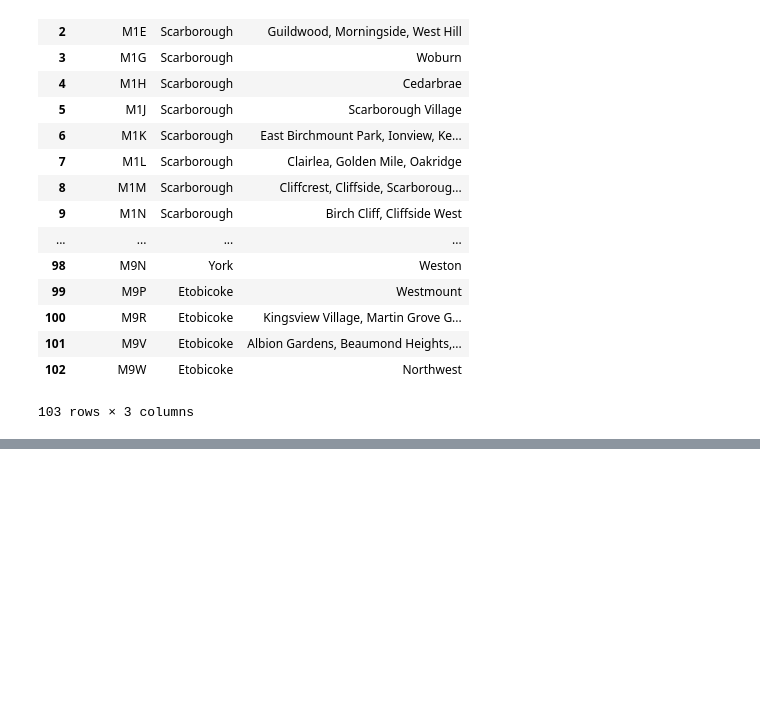
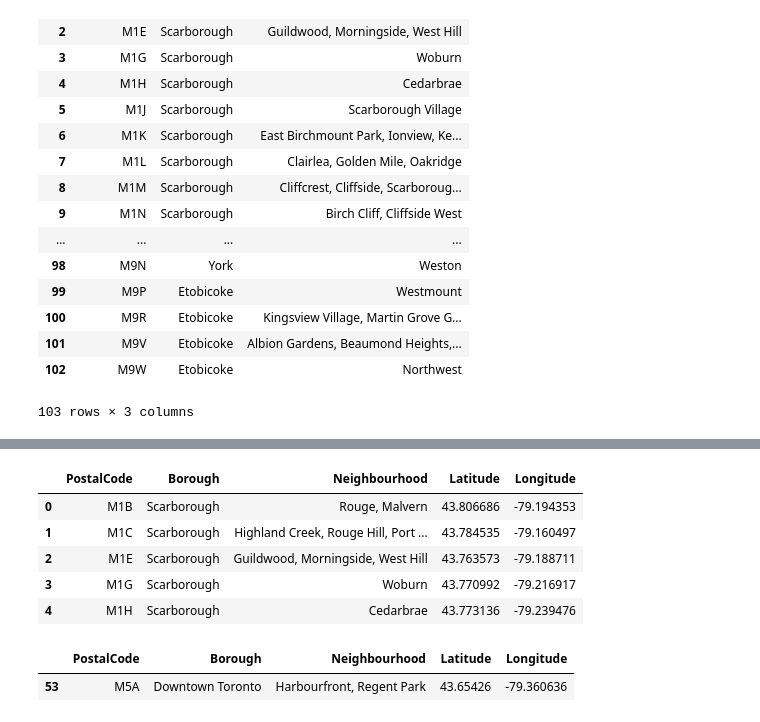
Before and after one commit to ChaoCeciliaChen/Coursera_Capstone, a Jupyter notebook: Segmenting & Clustering neighborhoods in Toronto.ipynb, the cells around one changed output, grey strips where cells are left out. Cells and saved outputs as stored; diff of their text form; code cells hidden in the pictures; blank space fills up the shorter version.

Commit message:
part2: append the coordinates into the toronto data file.

```diff
--- a/Segmenting & Clustering neighborhoods in Toronto.ipynb
+++ b/Segmenting & Clustering neighborhoods in Toronto.ipynb
@@ -151,0 +195,6 @@ data_tor_p1
+# %%
+#Read csv file
+f = pd.read_csv('http://cocl.us/Geospatial_data')
+geo_coor = pd.DataFrame(f)
+
+geo_coor.head()
@@ -151,0 +208,19 @@ data_tor_p1
+# %%
+#join two tables based on the postal code
+geo_coor = geo_coor.rename(columns={'Postal Code':'PostalCode'})
+data_tor_final = pd.merge(data_tor_p1, geo_coor, on='PostalCode', how='right')
+
+data_tor_final.head()
+# %% [output]
+|  | PostalCode | Borough | Neighbourhood | Latitude | Longitude |
+| 0 | M1B | Scarborough | Rouge, Malvern | 43.806686 | -79.194353 |
+| 1 | M1C | Scarborough | Highland Creek, Rouge Hill, Port ... | 43.784535 | -79.160497 |
+| 2 | M1E | Scarborough | Guildwood, Morningside, West Hill | 43.763573 | -79.188711 |
+| 3 | M1G | Scarborough | Woburn | 43.770992 | -79.216917 |
+| 4 | M1H | Scarborough | Cedarbrae | 43.773136 | -79.239476 |
+# %%
+#spot check the coordinates by randomly selecting a postal code
+data_tor_final.loc[data_tor_final['PostalCode'] == 'M5A']
+# %% [output]
+|  | PostalCode | Borough | Neighbourhood | Latitude | Longitude |
+| 53 | M5A | Downtown Toronto | Harbourfront, Regent Park | 43.65426 | -79.360636 |
```
Also changed, not shown: parts of 7 cells of this notebook.
